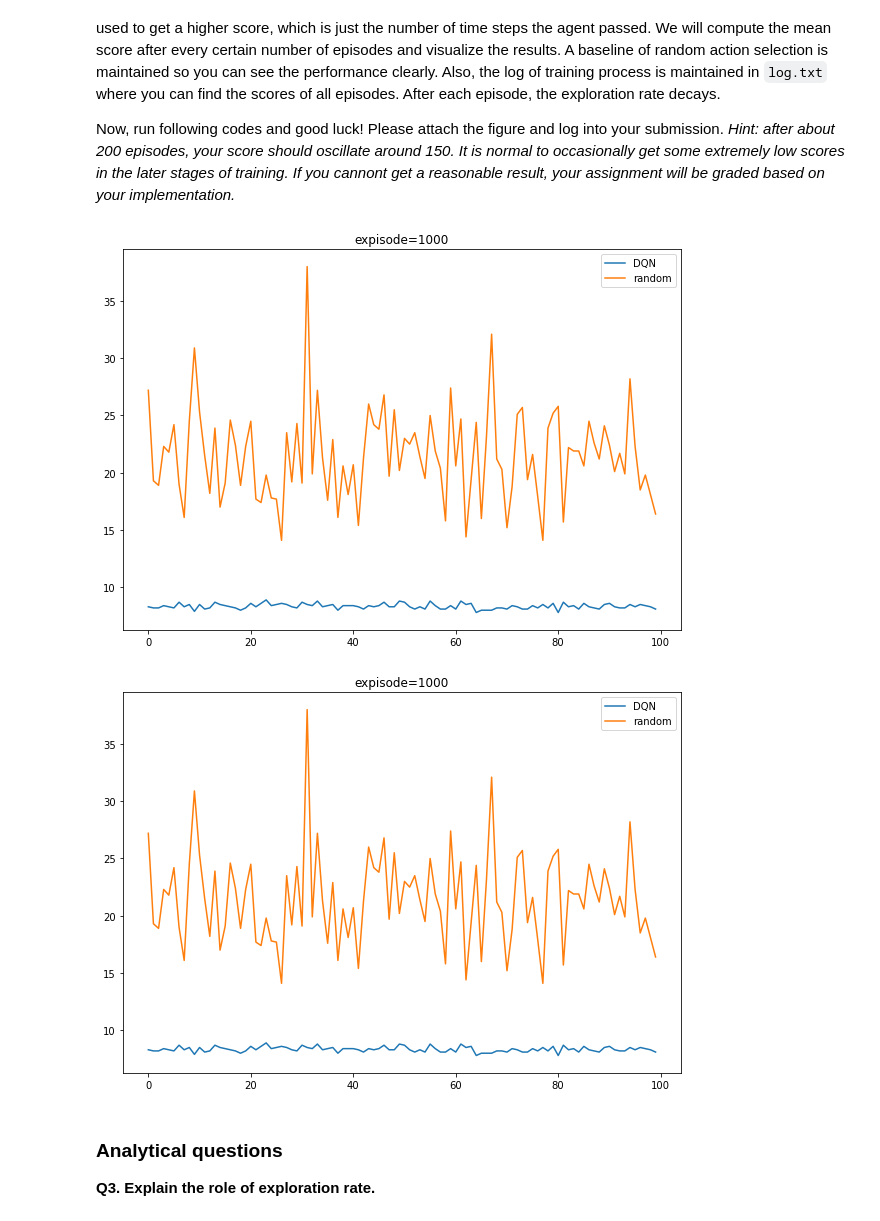
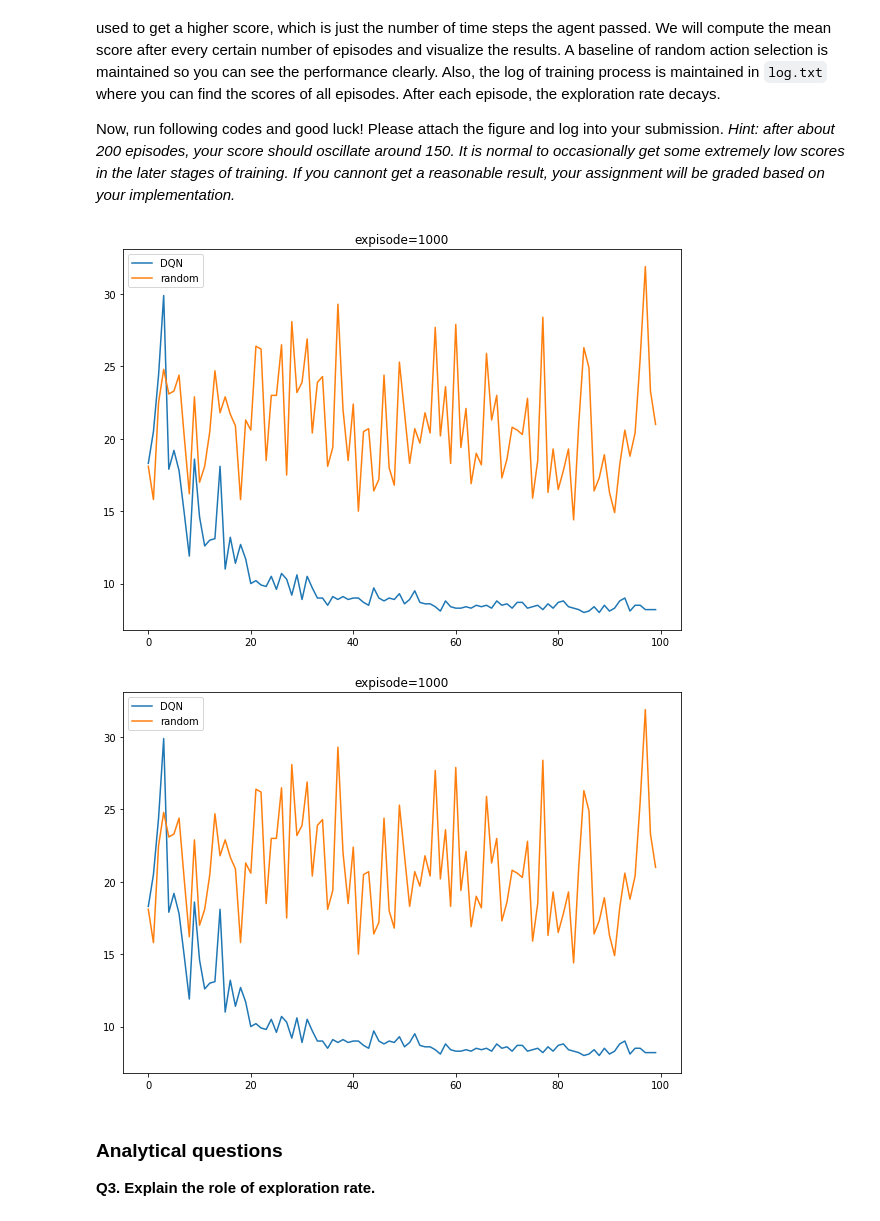
Before and after one commit to chen-ych/InfoHub, a Jupyter notebook: pa5/DQN.ipynb, the cells around one changed output. Drawn from its saved outputs; the diff is of its cells as text; code cells hidden in the pictures.

```diff
--- a/pa5/DQN.ipynb
+++ b/pa5/DQN.ipynb
@@ -147,12 +147,16 @@ In each time step, we need to apply an action at current state. Here, we define
 &nbsp;&nbsp;&nbsp;&nbsp;&nbsp;&nbsp;&nbsp;&nbsp;otherwise select $a_t = \arg\max_{a}Q_\theta\left(s_{t}, a \right)$<br>
 # %%
 # select an action
+
 def act(state):
     ### start of your codes
+    rnd = random.uniform(0.0,1.0)
+    if rnd < epsilon:
+        rnd = random.uniform(0.0,1.0)
+        return 0 if rnd < .5 else 1
     statenp = np.array(state)
     return np.argmax(q_model(statenp))
     ### end of your codes
-    return 0
 # %% [markdown]
 After applying an action, the environment will give us the next state and reward. In our situation, it also tell us if the state is terminal. We use `remember` functions to store current transition in memory $\mathcal D$.
 # %%
@@ -180,21 +184,27 @@ def replay(memory, q_model, batch_size):
     rewards = np.array([minibatch[i][2] for i in range(batch_size)])
     next_states = np.array([minibatch[i][3] for i in range(batch_size)])
     terminal = np.array([minibatch[i][4] for i in range(batch_size)]).astype(float)
-    gamma1 = .001
+    gamma1 = .0005
     #print(next_states[1])
     #print("qmodel(nst)=",q_model(next_states).shape,"amaxqmd=",np.amax(q_model(next_states),axis=1).shape)
     ### start of your codes
-    Y = rewards + (1-terminal)*gamma1*np.amax(q_model(next_states),axis=1)
+    #print(terminal)
+    Y = rewards + gamma1*np.amax(q_model(next_states),axis=1)*(1-terminal)
     predy = q_model(states)
-    #print("predy=",predy.shape)
+    print("predy=",predy)
     onehot_action = np.eye(2)[actions]
     #print(onehot_action)
     onehot_y = np.array([ [Y[i] * onehot_action[i][0],Y[i]*onehot_action[i][1]] for i in range(batch_size)])
     #print("o11ny=",onehot_y.shape)
-    onehot_y = np.where(onehot_action==1.,onehot_y,predy)
-    #print("ony=",onehot_y.shape)
-    print(onehot_y-predy)
-    q_model.backward(onehot_y)
+
+    back_y = onehot_y + (1-onehot_action) * predy
+    #print("act=",actions)
+    ##print('predy=',(1-onehot_action)*predy)
+    ##print("hoty=",onehot_y)
+    ##print('backy=',back_y)
+    #print(onehot_y-predy)
+
+    q_model.backward(back_y)
     ### end of your codes
     return q_model
 # %% [markdown]
@@ -213,49 +223,51 @@ score_random = 0
 plot_n = 10
 batch_size = 100
 plt.figure(figsize=(10, 7))
+M = 1000
 for episode in range(M):
     state_dqn = env.reset()
     for time in range(T):
         #env.render()      # show the amination
         #print(state_dqn)
         action = act(state_dqn)     # chose action
+        #print(action)
         next_state, reward, terminal, _ = env.step(action) # get feedback
-        reward = 5 if not terminal else -5  # get -10 reward if fail
+        reward = 5 if not terminal else -10000  # get -10 reward if fail
         memory = remember(memory, state_dqn, action, reward, next_state, terminal) # store transition
         state_dqn = next_state
         if len(memory) > batch_size and time % 5 == 0: # train q_model
             q_model = replay(memory, q_model, batch_size)
         if terminal:
             print("episode: {}/{}, score: {}, epsilon: {:.2}"
                   .format(episode, M, time, epsilon), file=open('./log1.txt', 'a'))
             break
     score_dqn += time
     # random action
     state_random = env.reset()
     for time in range(500):
         action = random.randint(0, action_size-1)
         next_state, _, terminal, _ = env.step(action) # get feedback
         state_random = next_state
         if terminal:
             break
     score_random += time
     if (episode+1) % plot_n == 0:
         display.clear_output()
         plt.clf()
         mean_score_dqn.append(score_dqn / plot_n)
         mean_score_random.append(score_random / plot_n)
         score_dqn = 0
         score_random = 0
         plt.title('expisode={}'.format(episode+1))
         plt.plot(mean_score_dqn, label="DQN")
         plt.plot(mean_score_random, label="random")
         plt.legend()
         display.display(plt.gcf())
     if epsilon > epsilon_min:
         epsilon *= epsilon_decay
 # %% [output]
-[figure, old version]
+[figure, new version]
-[figure, old version]
+[figure, new version]
 # %% [markdown]
 ### Analytical questions
 **Q3. Explain the role of exploration rate.**
```
Also changed, not shown: parts of 1 cell of this notebook.
